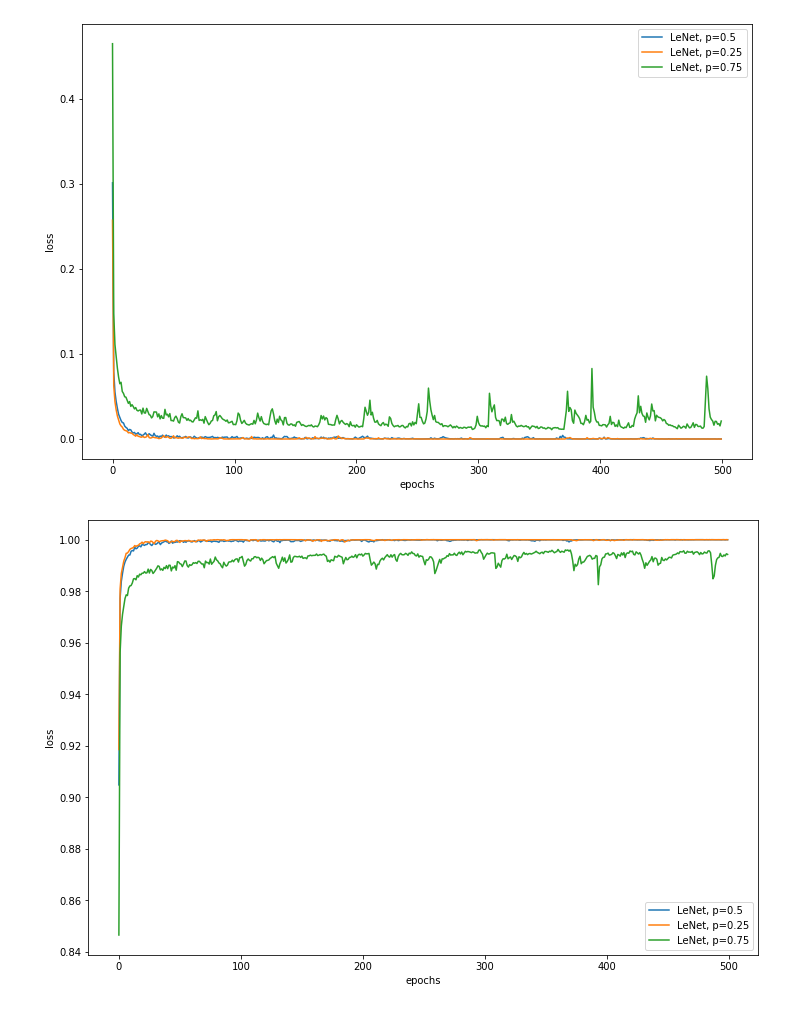
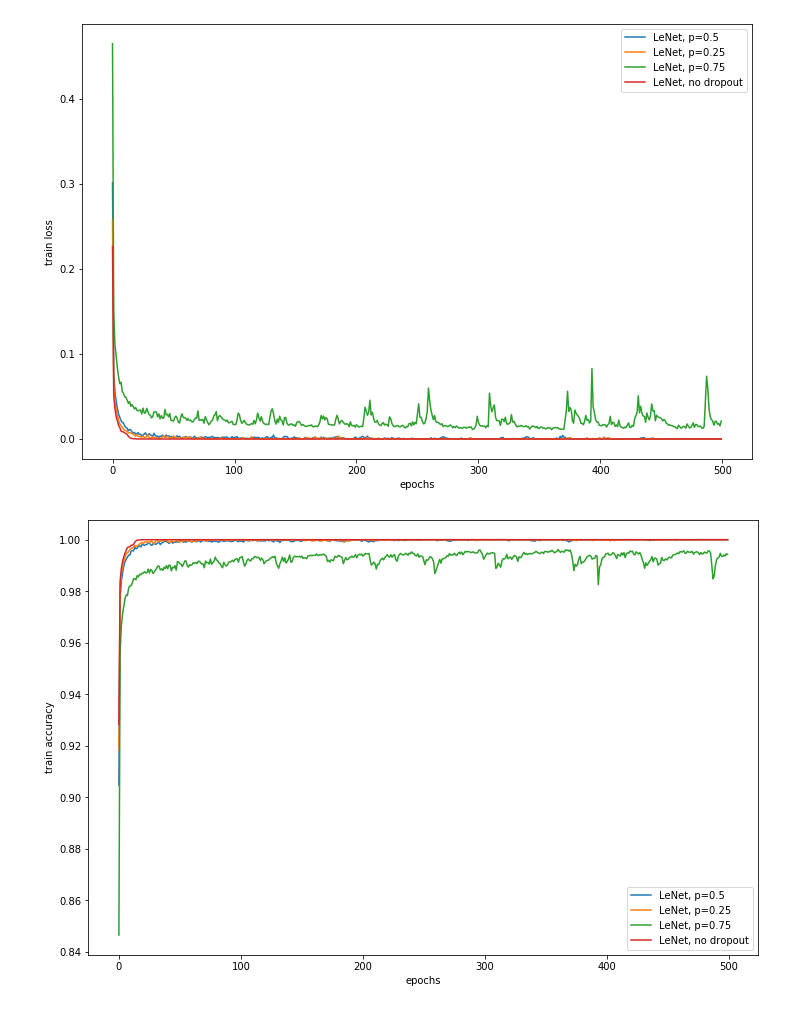
Before and after one commit to KovalevEvgeny/Dropout-for-Model-Uncertainty, a Jupyter notebook: classification/classification_visualization.ipynb, the cells around one changed output. Drawn from its saved outputs; the diff is of its cells as text; code cells hidden in the pictures.

Commit message:
Added model with no dropout

```diff
--- a/classification/classification_visualization.ipynb
+++ b/classification/classification_visualization.ipynb
@@ -7,20 +7,23 @@ import os
 # %%
 plt.figure(figsize=(12, 8))
 
 LOG_DIR = 'logs'
 train_loss_05 = np.load(os.path.join(LOG_DIR, 'lenet_dropout_0-5_train_loss.npy'))
 train_loss_025 = np.load(os.path.join(LOG_DIR, 'lenet_dropout_0-25_train_loss.npy'))
 train_loss_075 = np.load(os.path.join(LOG_DIR, 'lenet_dropout_0-75_train_loss.npy'))
+train_loss_00 = np.load(os.path.join(LOG_DIR, 'lenet_dropout_0-0_train_loss.npy'))
 
 plt.plot(train_loss_05, label='LeNet, p=0.5')
 plt.plot(train_loss_025, label='LeNet, p=0.25')
 plt.plot(train_loss_075, label='LeNet, p=0.75')
+plt.plot(train_loss_00, label='LeNet, no dropout')
+
 plt.legend(loc='best')
 plt.xlabel('epochs')
-plt.ylabel('loss')
+plt.ylabel('train loss')
 plt.show()
 # %% [output]
-[figure, old version]
+[figure, new version]
 # %%
 plt.figure(figsize=(12, 8))
 
@@ -28,16 +31,19 @@ LOG_DIR = 'logs'
 train_accuracy_05 = np.load(os.path.join(LOG_DIR, 'lenet_dropout_0-5_train_accuracy.npy'))
 train_accuracy_025 = np.load(os.path.join(LOG_DIR, 'lenet_dropout_0-25_train_accuracy.npy'))
 train_accuracy_075 = np.load(os.path.join(LOG_DIR, 'lenet_dropout_0-75_train_accuracy.npy'))
+train_accuracy_00 = np.load(os.path.join(LOG_DIR, 'lenet_dropout_0-0_train_accuracy.npy'))
 
 plt.plot(train_accuracy_05, label='LeNet, p=0.5')
 plt.plot(train_accuracy_025, label='LeNet, p=0.25')
 plt.plot(train_accuracy_075, label='LeNet, p=0.75')
+plt.plot(train_accuracy_00, label='LeNet, no dropout')
+
 plt.legend(loc='best')
 plt.xlabel('epochs')
-plt.ylabel('loss')
+plt.ylabel('train accuracy')
 plt.show()
 # %% [output]
-[figure, old version]
+[figure, new version]
 # %%
 plt.figure(figsize=(12, 8))
 
```
Also changed, not shown: parts of 2 cells of this notebook.
